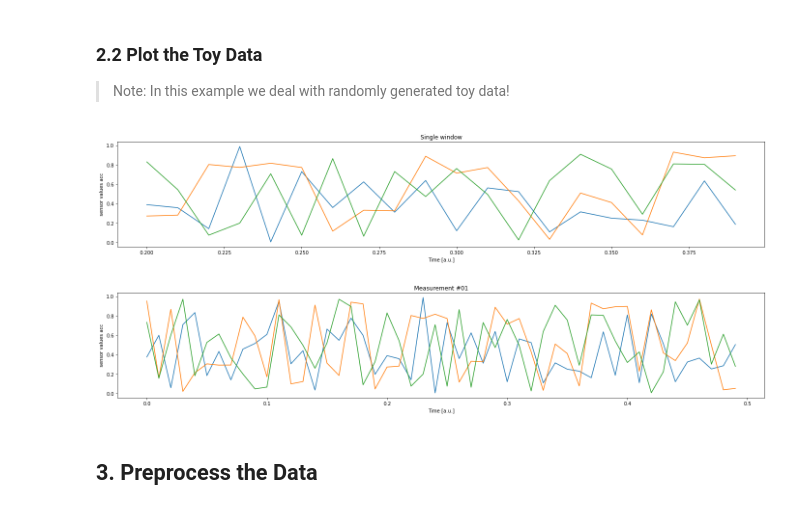
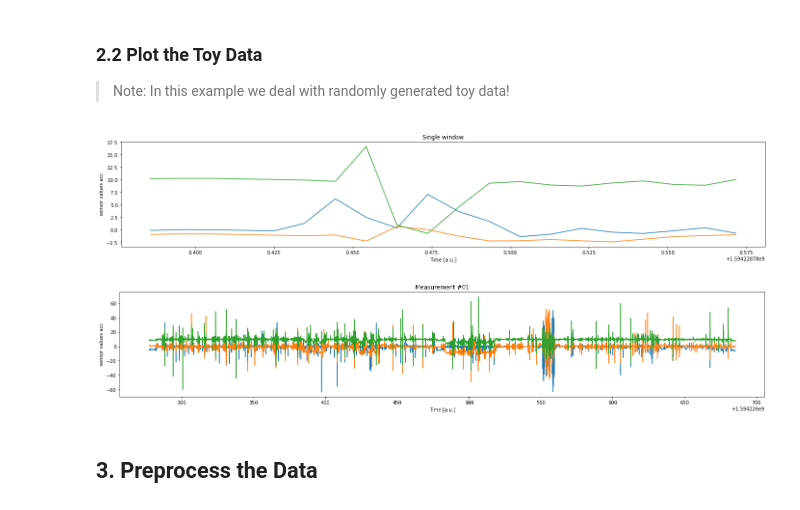
Before and after one commit to mutschcr/tool-tracking, a Jupyter notebook: How-to-load-the-data.ipynb, the cells around one changed output. Cells and saved outputs as stored; diff of their text form; code cells hidden in the pictures.

```diff
--- a/How-to-load-the-data.ipynb
+++ b/How-to-load-the-data.ipynb
@@ -24,7 +24,11 @@ First we have to connect to our downloaded data using the main class:
 # %%
 from pathlib import Path
 from datatools.fixture import setup_dummy_data
-source = setup_dummy_data(5)
+# test_tool
+# source = setup_dummy_data(5)
+
+# put data into this source folder
+source = "./tool-tracking-data/"
 # %%
 from datatools import MeasurementDataReader, Measurement, MeasurementSeries, Action
 mdr = MeasurementDataReader(source=source)
@@ -47,6 +51,11 @@ q = mdr.query(query_type=Action)
 from datatools import Tool, Config, MeasurementSeries, Measurement, DataTypes, Action
 from datatools import ACC, GYR, MAG, MIC, POS, VEL
 
-data_dict = q.filter_by(Tool == "test_tool", DataTypes == ACC).get()
+mytool = "electric_screwdriver"
+#mytool = "pneumatic_screwdriver"
+#mytool = "pneumatic_rivet_gun"
+#mytool = "test_tool"
+
+data_dict = q.filter_by(Tool == mytool, DataTypes == ACC).get()
 # %% [output]
 [INFO] Preparing data from:
@@ -132,7 +168,7 @@ window_length=0.2 # unit in s
 overlap = 0.5 # unit in percent
 
 # clean and window data
-data_dict = mdr.query().filter_by(Tool == "test_tool").get()
+data_dict = mdr.query().filter_by(Tool == mytool).get()
 Xt, Xc, y = to_ts_data(data_dict, contextual_recarray_dtype)
 
 X = TS_Data(Xt, Xc)
@@ -184,29 +237,30 @@ Xt_acc = Xt_acc[:,:,1:]
 > Note: In this example we deal with randomly generated toy data!
 # %%
 import matplotlib.pyplot as plt
+
 # plot a sample
 plt.figure(figsize=(24,4))
-plt.title("Single window")
-t = Xt_acc[8][:, 0]
-x_win = Xt_acc[8][:, 1:]
+plt.title(f"Single window")
+t = Xt_acc[70][:, 0]
+x_win = Xt_acc[70][:, 1:]
 plt.plot(t, x_win)
 plt.xlabel('Time [a.u.]')
 plt.ylabel('sensor values acc')
 plt.show()
 
 # plot a measurement
 plotme = data_dict["01"].acc.ts
 t = plotme[:, 0]
 x_mea = plotme[:, 1:]
 plt.figure(figsize=(24,4))
 plt.title("Measurement #01")
 plt.plot(t, x_mea)
 plt.xlabel('Time [a.u.]')
 plt.ylabel('sensor values acc')
 plt.show()
 # %% [output]
-[figure, old version]
+[figure, new version]
-[figure, old version]
+[figure, new version]
 # %% [markdown]
 ## 3. Preprocess the Data
 # %%
```
Also changed, not shown: parts of 13 cells of this notebook, 3 other files.
